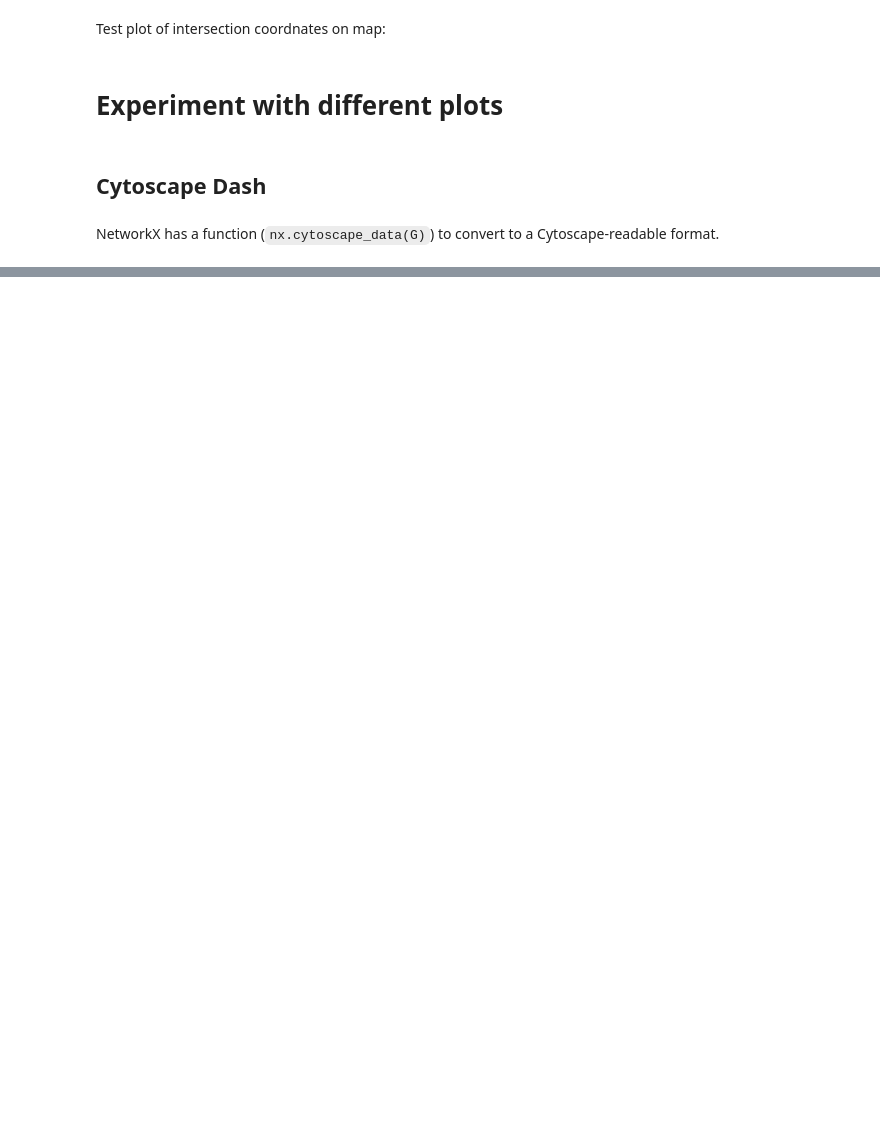
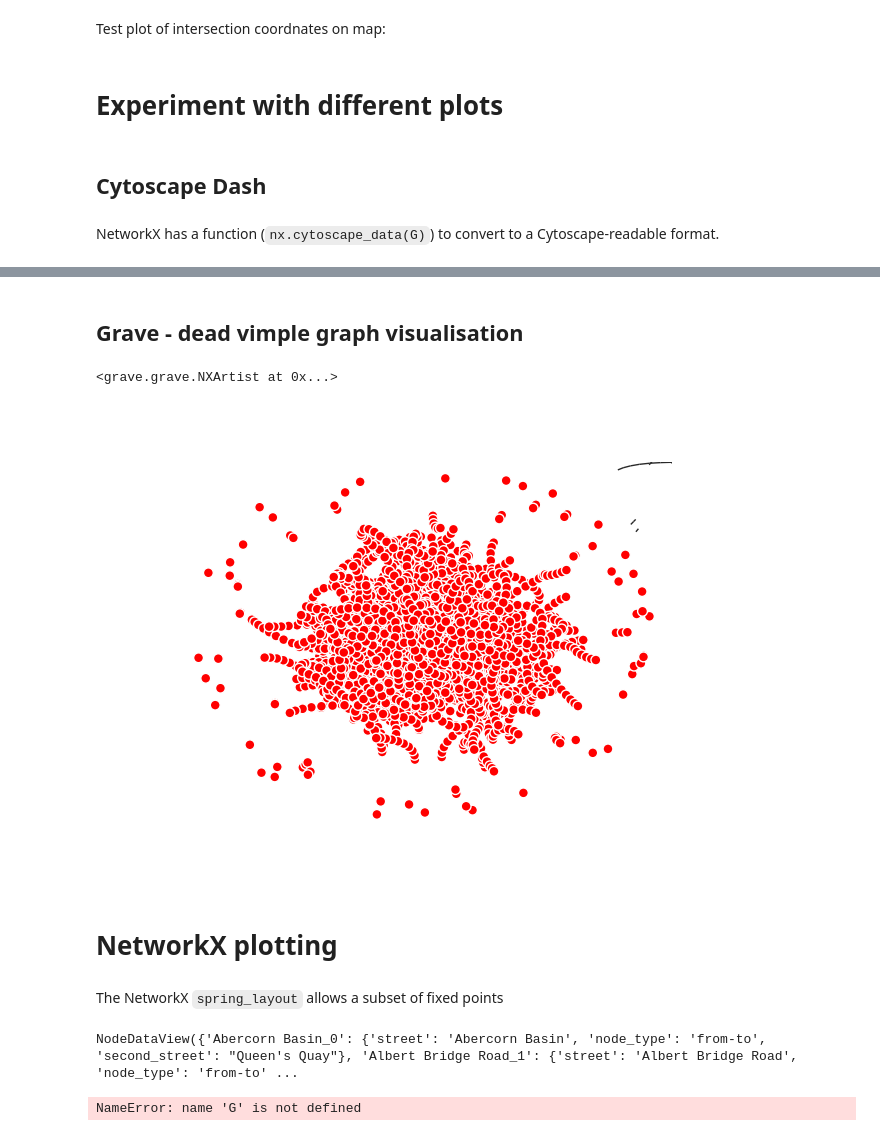
Before and after one commit to sian0x0/Map-Extinct-Addresses, a Jupyter notebook: ballymacarrett-extract.ipynb, the cells around one changed output, grey strips where cells are left out. Drawn from its saved outputs; the diff is of its cells as text; code cells hidden in the pictures; blank space fills up the shorter version.

```diff
--- a/ballymacarrett-extract.ipynb
+++ b/ballymacarrett-extract.ipynb
@@ -1051,3 +1208,16 @@ df_G_nodes[df_G_nodes['coordinates'].notna()]
+# %%
+for u, v, d in G.edges(data=True):
+    street = d.get('street', '')
+    if street in [None, np.nan, '']:
+        u_coords = G.nodes[u].get('coordinates')
+        v_coords = G.nodes[v].get('coordinates')
+
+        # add coords from counterpart if missing
+        if u_coords is not None or v_coords is not None:
+            if u_coords is None:
+                G.nodes[u]['coordinates'] = v_coords
+            if v_coords is None:
+                G.nodes[v]['coordinates'] = u_coords
 # %% [markdown]
 Test plot of intersection coordnates on map:
 # %%
@@ -1200,0 +1379,39 @@ if __name__ == '__main__':
+# %% [markdown]
+## Grave - dead vimple graph visualisation
+# %%
+import matplotlib.pyplot as plt
+import networkx as nx
+from networkx.algorithms.approximation.dominating_set import min_weighted_dominating_set
+
+from grave import plot_network
+
+network = G.copy()
+
+def color_fixed_coord(node_attrs):
+    if node_attrs.get('coordinates', True):
+        return {'color': 'red'}
+    else:
+        return {'color': 'black'}
+
+fig, ax = plt.subplots()
+plot_network(network, node_style=color_fixed_coord)
+# %% [output]
+<grave.grave.NXArtist at 0x...>
+[figure, added]
+# %% [markdown]
+# NetworkX plotting
+# %% [markdown]
+The NetworkX `spring_layout` allows a subset of fixed points
+# %%
+# create pos as copy of coodinates for proper naming
+w = nx.get_node_attributes(G, 'coordinates')
+nx.set_node_attributes(G, w, 'pos')
+G.nodes(data=True)
+# %% [output]
+NodeDataView({'Abercorn Basin_0': {'street': 'Abercorn Basin', 'node_type': 'from-to', 'second_street': "Queen's Quay"}, 'Albert Bridge Road_1': {'street': 'Albert Bridge Road', 'node_type': 'from-to' ...
+# %%
+#TODO: get coords to be read either as fixed and/or directly as pos
+nodes_with_coordinates = [(node, data['coordinates']) for node, data in G.nodes(data=True) if 'coordinates' in data]
+nodes_with_coordinates
+# %% [output]
+NameError: name 'G' is not defined
```
Also changed, not shown: parts of 29 cells of this notebook.
